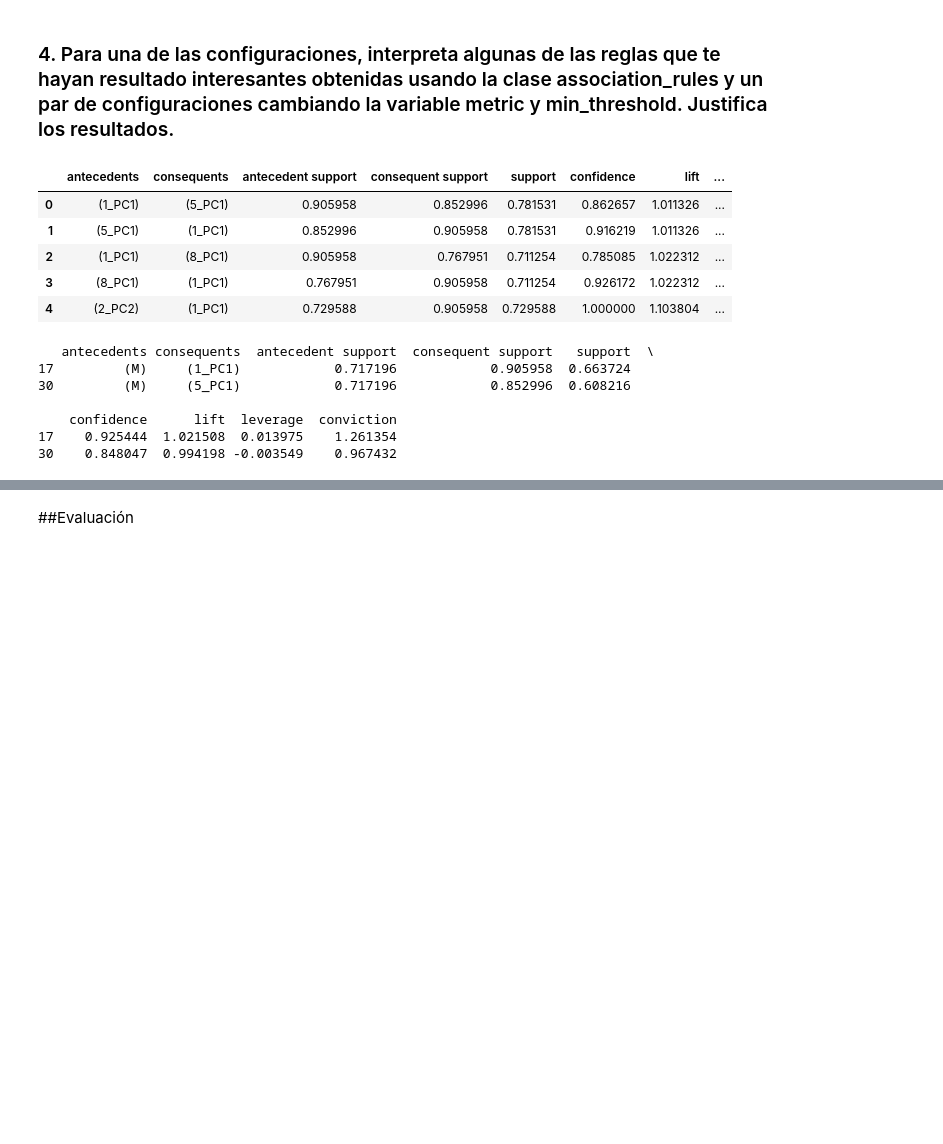
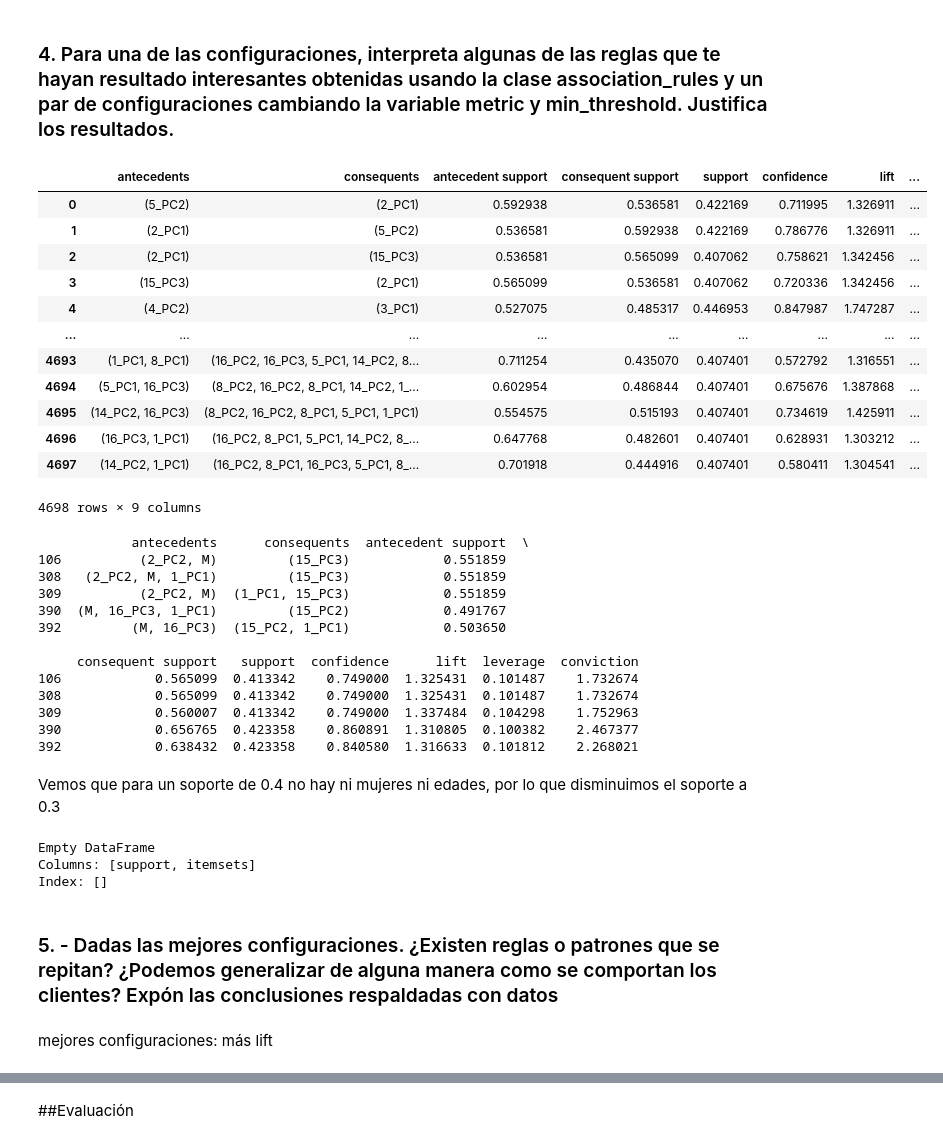
Before and after one commit to patriciamediavilla/L2, a Jupyter notebook: L2P1.ipynb, the cells around one changed output, grey strips where cells are left out. Cells and saved outputs as stored; diff of their text form; code cells hidden in the pictures; blank space fills up the shorter version.

```diff
--- a/L2P1.ipynb
+++ b/L2P1.ipynb
@@ -622,23 +641,49 @@ En cuanto al soporte, las reglas más específicas son aquellas cuyo umbral es m
 # %% [markdown]
 ### 4. Para una de las configuraciones, interpreta algunas de las reglas que te hayan resultado interesantes obtenidas usando la clase association_rules y un par de configuraciones cambiando la variable metric y min_threshold. Justifica los resultados.
 # %%
-frequent_itemsets_60_RULES =association_rules(frequent_itemsets_60, metric='lift', min_threshold=0.9)
+frequent_itemsets_40_RULES =association_rules(frequent_itemsets_40, metric='lift', min_threshold=1.3)
 # %%
-frequent_itemsets_60_RULES.head()
+frequent_itemsets_40_RULES
 # %% [output]
 |  | antecedents | consequents | antecedent support | consequent support | support | confidence | lift | ... |
-| 0 | (1_PC1) | (5_PC1) | 0.905958 | 0.852996 | 0.781531 | 0.862657 | 1.011326 | ... |
-| 1 | (5_PC1) | (1_PC1) | 0.852996 | 0.905958 | 0.781531 | 0.916219 | 1.011326 | ... |
-| 2 | (1_PC1) | (8_PC1) | 0.905958 | 0.767951 | 0.711254 | 0.785085 | 1.022312 | ... |
-| 3 | (8_PC1) | (1_PC1) | 0.767951 | 0.905958 | 0.711254 | 0.926172 | 1.022312 | ... |
-| 4 | (2_PC2) | (1_PC1) | 0.729588 | 0.905958 | 0.729588 | 1.000000 | 1.103804 | ... |
+| 0 | (5_PC2) | (2_PC1) | 0.592938 | 0.536581 | 0.422169 | 0.711995 | 1.326911 | ... |
+| 1 | (2_PC1) | (5_PC2) | 0.536581 | 0.592938 | 0.422169 | 0.786776 | 1.326911 | ... |
+| 2 | (2_PC1) | (15_PC3) | 0.536581 | 0.565099 | 0.407062 | 0.758621 | 1.342456 | ... |
+| 3 | (15_PC3) | (2_PC1) | 0.565099 | 0.536581 | 0.407062 | 0.720336 | 1.342456 | ... |
+| 4 | (4_PC2) | (3_PC1) | 0.527075 | 0.485317 | 0.446953 | 0.847987 | 1.747287 | ... |
+| ... | ... | ... | ... | ... | ... | ... | ... | ... |
+| 4693 | (1_PC1, 8_PC1) | (16_PC2, 16_PC3, 5_PC1, 14_PC2, 8... | 0.711254 | 0.435070 | 0.407401 | 0.572792 | 1.316551 | ... |
+| 4694 | (5_PC1, 16_PC3) | (8_PC2, 16_PC2, 8_PC1, 14_PC2, 1_... | 0.602954 | 0.486844 | 0.407401 | 0.675676 | 1.387868 | ... |
+| 4695 | (14_PC2, 16_PC3) | (8_PC2, 16_PC2, 8_PC1, 5_PC1, 1_PC1) | 0.554575 | 0.515193 | 0.407401 | 0.734619 | 1.425911 | ... |
+| 4696 | (16_PC3, 1_PC1) | (16_PC2, 8_PC1, 5_PC1, 14_PC2, 8_... | 0.647768 | 0.482601 | 0.407401 | 0.628931 | 1.303212 | ... |
+| 4697 | (14_PC2, 1_PC1) | (16_PC2, 8_PC1, 16_PC3, 5_PC1, 8_... | 0.701918 | 0.444916 | 0.407401 | 0.580411 | 1.304541 | ... |
+4698 rows × 9 columns
 # %%
-print(frequent_itemsets_60_RULES[frequent_itemsets_60_RULES['antecedents'].apply(lambda x: 'M' in x)])
+print(frequent_itemsets_40_RULES[frequent_itemsets_40_RULES['antecedents'].apply(lambda x: 'M' in x)])
 # %% [output]
-   antecedents consequents  antecedent support  consequent support   support  \
-17         (M)     (1_PC1)            0.717196            0.905958  0.663724
-30         (M)     (5_PC1)            0.717196            0.852996  0.608216
+            antecedents      consequents  antecedent support  \
+106          (2_PC2, M)         (15_PC3)            0.551859
+308   (2_PC2, M, 1_PC1)         (15_PC3)            0.551859
+309          (2_PC2, M)  (1_PC1, 15_PC3)            0.551859
+390  (M, 16_PC3, 1_PC1)         (15_PC2)            0.491767
+392         (M, 16_PC3)  (15_PC2, 1_PC1)            0.503650
 
-    confidence      lift  leverage  conviction
-17    0.925444  1.021508  0.013975    1.261354
-30    0.848047  0.994198 -0.003549    0.967432
+     consequent support   support  confidence      lift  leverage  conviction
+106            0.565099  0.413342    0.749000  1.325431  0.101487    1.732674
+308            0.565099  0.413342    0.749000  1.325431  0.101487    1.732674
+309            0.560007  0.413342    0.749000  1.337484  0.104298    1.752963
+390            0.656765  0.423358    0.860891  1.310805  0.100382    2.467377
+392            0.638432  0.423358    0.840580  1.316633  0.101812    2.268021
+# %% [markdown]
+Vemos que para un soporte de 0.4 no hay ni mujeres ni edades, por lo que disminuimos el soporte a 0.3
+# %%
+#frequent_itemsets_40
+print(frequent_itemsets_40[frequent_itemsets_40['itemsets'].apply(lambda x: '51-55' in x)])
+# %% [output]
+Empty DataFrame
+Columns: [support, itemsets]
+Index: []
+# %% [markdown]
+### 5. - Dadas las mejores configuraciones. ¿Existen reglas o patrones que se repitan? ¿Podemos generalizar de alguna manera como se comportan los clientes? Expón las conclusiones respaldadas con datos
+# %% [markdown]
+mejores configuraciones: más lift
```
Also changed, not shown: parts of 30 cells of this notebook.
